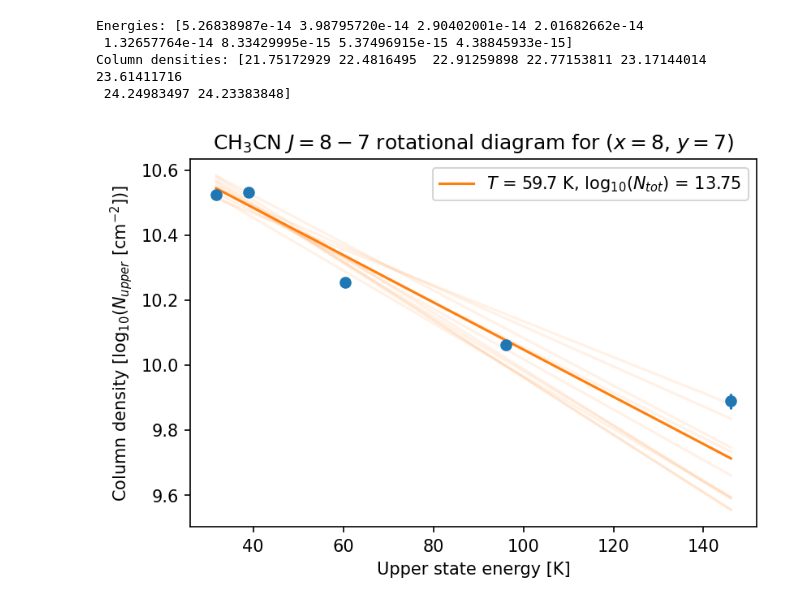
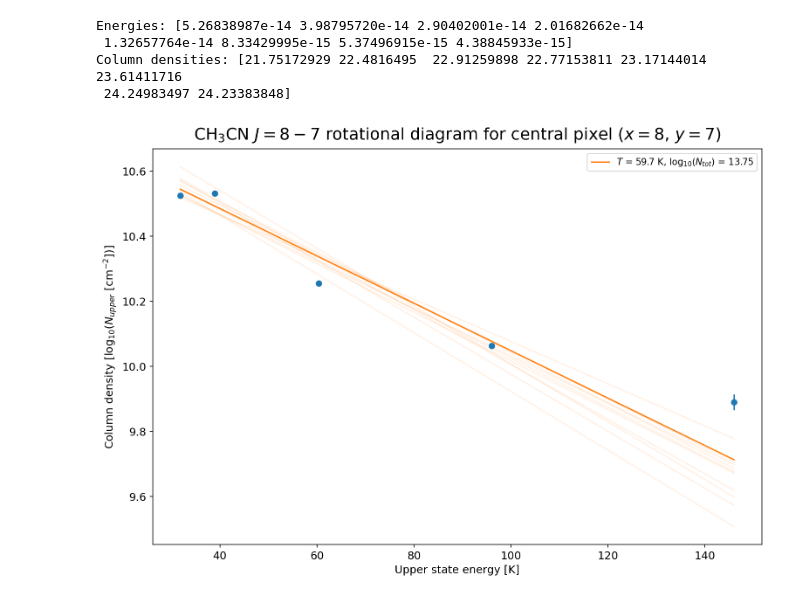
Before and after one commit to abulatek/brick, a Jupyter notebook: first_results/region_temperatures/central_core_J_08_07.ipynb, the cells around one changed output. Drawn from its saved outputs; the diff is of its cells as text; code cells hidden in the pictures.

Commit message:
Better methyl cyanide figure, also updated notebooks

```diff
--- a/first_results/region_temperatures/central_core_J_08_07.ipynb
+++ b/first_results/region_temperatures/central_core_J_08_07.ipynb
@@ -236,32 +236,50 @@ temp_fit = (-1./slope)*u.K
 N_tot_fit = np.log10(np.exp(intercept)*partfunc(temp_fit))
 # %%
 plt.rcParams['figure.facecolor'] = 'w' # Sometimes I have to re-run this? So I'm moving it down here
+# %%
+SM_SIZE = 10
+MD_SIZE = 12
+LG_SIZE = 18
+
+plt.rc('font', size = MD_SIZE)          # controls default text sizes
+plt.rc('axes', titlesize = LG_SIZE)     # fontsize of the axes title
+plt.rc('axes', labelsize = MD_SIZE)     # fontsize of the x and y labels
+plt.rc('xtick', labelsize = MD_SIZE)    # fontsize of the tick labels
+plt.rc('ytick', labelsize = MD_SIZE)    # fontsize of the tick labels
+plt.rc('legend', fontsize = SM_SIZE)    # legend fontsize
+plt.rc('figure', titlesize = LG_SIZE)   # fontsize of the figure title
 # %%
 plot_uncertainties = True
 
-plt.figure(dpi = 150)
+plt.figure(dpi = 150, figsize = (12, 8))
 # plt.scatter(EU_converted, np.log10(np.exp(ln_N_upper_gs)), color = 'tab:blue')
 plt.errorbar(EU_converted, np.log10(np.exp(ln_N_upper_gs)), yerr = np.log10(np.exp(ln_N_upper_g_errs)), fmt = 'o')
 
 plt.plot(EU_converted, np.log10(np.exp(EU_converted.value*slope+intercept)),
          color = 'tab:orange',
          label = f"$T$ = {temp_fit:.1f}, $\log_{{10}}(N_{{tot}})$ = {N_tot_fit:.2f}")
 
 if plot_uncertainties == True:
     rng = np.random.default_rng()
     rv = rng.multivariate_normal(popt, pcov, 10)
     for param in rv:
         slope_i, intercept_i = param[0], param[1]
         temp_i = (-1./slope_i)*u.K
         total_col_density_i = np.log10(np.exp(intercept_i)*partfunc(temp_i))
         plt.plot(EU_converted, np.log10(np.exp(EU_converted.value*slope_i+intercept_i)),
                  alpha = 0.1, color = 'tab:orange')
 
-plt.title(f"CH$_3$CN $J = 8 - 7$ rotational diagram for ($x = ${brightest_pixel[1]}, $y = ${brightest_pixel[0]})")
+plt.title(f"CH$_3$CN $J = 8 - 7$ rotational diagram for central pixel ($x = ${brightest_pixel[1]}, $y = ${brightest_pixel[0]})", y = 1.01)
 plt.xlabel(f"Upper state energy [K]")
 plt.ylabel(f"Column density [$\log_{{10}}(N_{{upper}}\ [\mathrm{{cm}}^{{-2}}])$]")
 plt.legend()
 
+plt.rcParams.update({
+    "figure.facecolor":  'none',
+    "axes.facecolor":    'w',
+    "savefig.facecolor": 'none'
+})
+
 plt.savefig(f"rot_diagram_x{brightest_pixel[1]}y{brightest_pixel[0]}.pdf", dpi = 200, facecolor='w', edgecolor='w', bbox_inches='tight')
 # %% [output]
-[figure, old version]
+[figure, new version]
```
Also changed, not shown: 4 other files.
